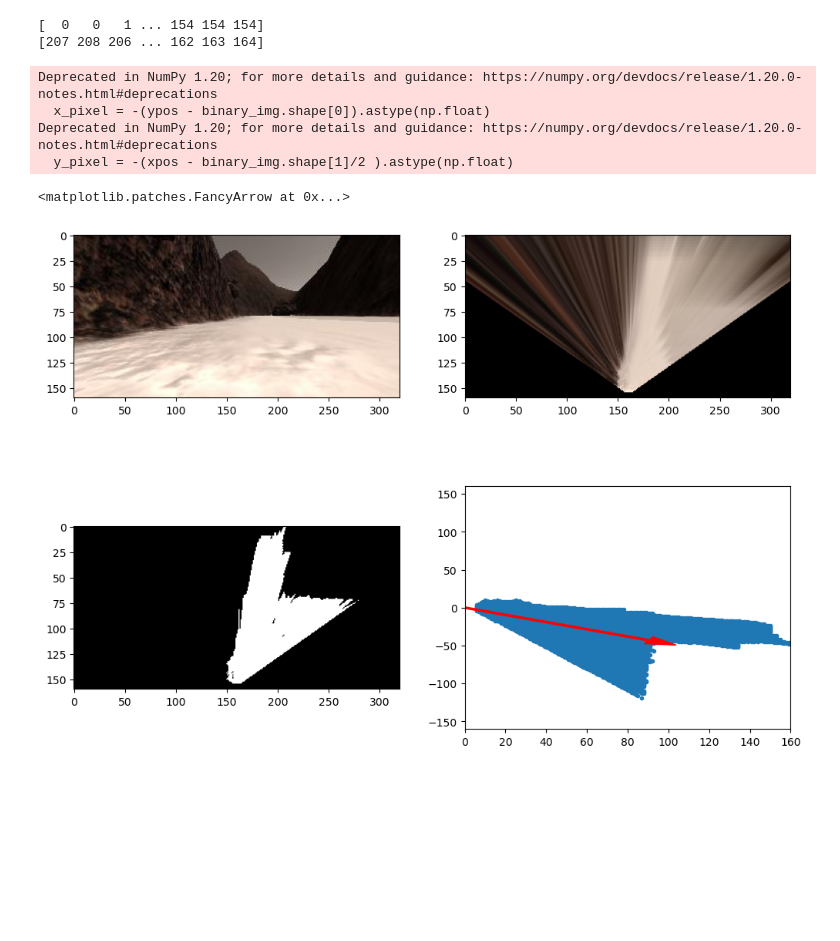
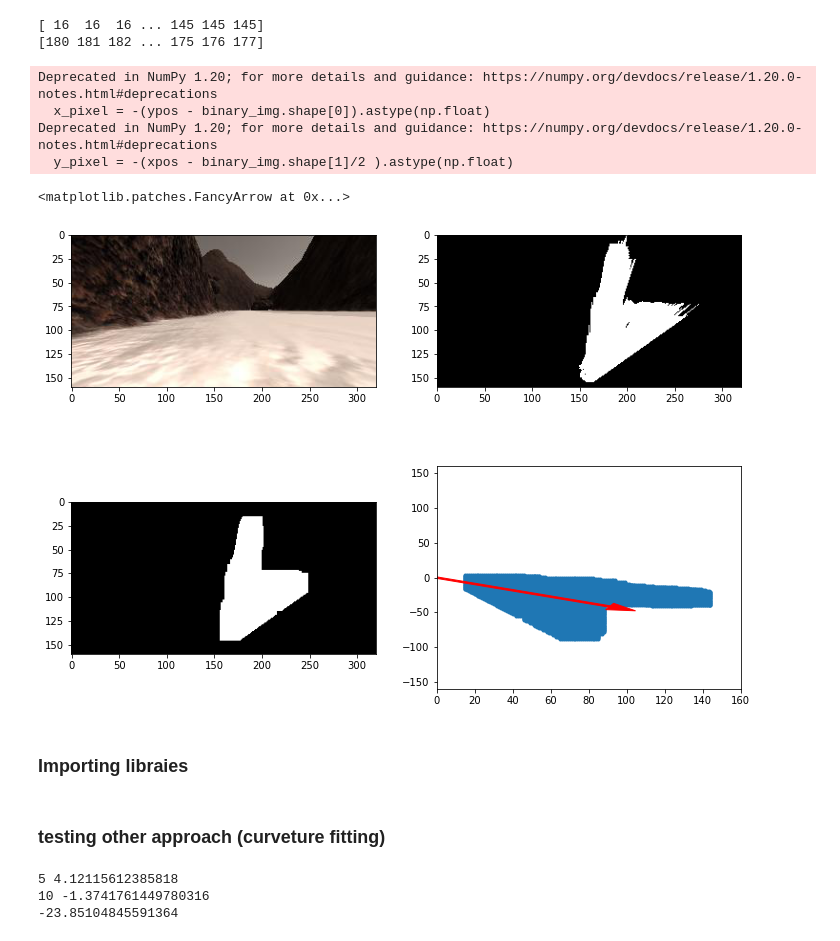
Before and after one commit to College-Projects-2019-2024/Return-Rover-computer-vision, a Jupyter notebook: code/pipeline_testing.ipynb, the cells around one changed output. Saved outputs shown, nothing was run; the diff lists cells and outputs as text; code cells hidden in the pictures; blank space fills up the shorter version.

```diff
--- a/code/pipeline_testing.ipynb
+++ b/code/pipeline_testing.ipynb
@@ -191,34 +191,42 @@ def pix_to_world(xpix, ypix, xpos, ypos, yaw, world_size, scale):
 # %%
 
 #testing
 
 #calculate pixel values in rover-centric coords and distance/angle to all pixels
-xpix,ypix = rover_coords(threshold)
+
+kernelb = np.ones((21,21),np.uint8)
+kernels = np.ones((21,21),np.uint8)
+
+thresholde = cv2.morphologyEx(threshold, cv2.MORPH_OPEN, kernelb)
+thresholde = cv2.morphologyEx(thresholde, cv2.MORPH_CLOSE, kernels)
+#thresholde = cv2.erode(threshold,kernel,iterations = 1)
+
+xpix,ypix = rover_coords(thresholde)
 dist,angles = to_polar_coords(xpix,ypix)
 mean_dir = np.mean(angles)
 
 
 fig = plt.figure(figsize=(12,9))
 plt.subplot(221)
 plt.imshow(image)
 plt.subplot(222)
-plt.imshow(warped)
+plt.imshow(threshold,cmap="gray")
 plt.subplot(223)
-plt.imshow(threshold,cmap="gray")
+plt.imshow(thresholde,cmap="gray")
 plt.subplot(224)
 plt.plot(xpix,ypix,'.')
 plt.ylim(-160,160)
 plt.xlim(0,160)
 arrow_length = 100
 x_arrow = arrow_length * np.cos(mean_dir)
 y_arrow = arrow_length * np.sin(mean_dir)
 plt.arrow(0,0,x_arrow,y_arrow,color='red',zorder=2,head_width=10,width=2)
 # %% [output]
-[  0   0   1 ... 154 154 154]
-[207 208 206 ... 162 163 164]
+[ 16  16  16 ... 145 145 145]
+[180 181 182 ... 175 176 177]
 Deprecated in NumPy 1.20; for more details and guidance: https://numpy.org/devdocs/release/1.20.0-notes.html#deprecations
   x_pixel = -(ypos - binary_img.shape[0]).astype(np.float)
 Deprecated in NumPy 1.20; for more details and guidance: https://numpy.org/devdocs/release/1.20.0-notes.html#deprecations
   y_pixel = -(xpos - binary_img.shape[1]/2 ).astype(np.float)
 <matplotlib.patches.FancyArrow at 0x...>
-[figure, old version]
+[figure, new version]
@@ -228,0 +233,2 @@ def impose(xpix, ypix, range=70):      # to limit the vision range of the robot
+# %% [markdown]
+### Importing libraies
@@ -228,0 +238,31 @@ def impose(xpix, ypix, range=70):      # to limit the vision range of the robot
+# %% [markdown]
+### testing other approach (curveture fitting)
+# %%
+def mapping1(values_x,a,b,c):
+    return a*values_x**2+b*values_x+c
+
+
+args, covar = curve_fit(mapping1,xpix,ypix)
+
+a,b,c = args[0], args[1], args[2]
+
+x0 = 5
+x1 = 10
+
+y0 = mapping1(x0,a,b,c)
+y1 = mapping1(x1,a,b,c)
+
+
+print (x0,y0)
+print (x1,y1)
+
+
+a = np.arctan((y1-y0)/(x1-x0))
+
+
+
+print (a*180/(2*np.pi))
+# %% [output]
+5 4.12115612385818
+10 -1.3741761449780316
+-23.85104845591364
```
Also changed, not shown: parts of 15 cells of this notebook, 1 other file.
